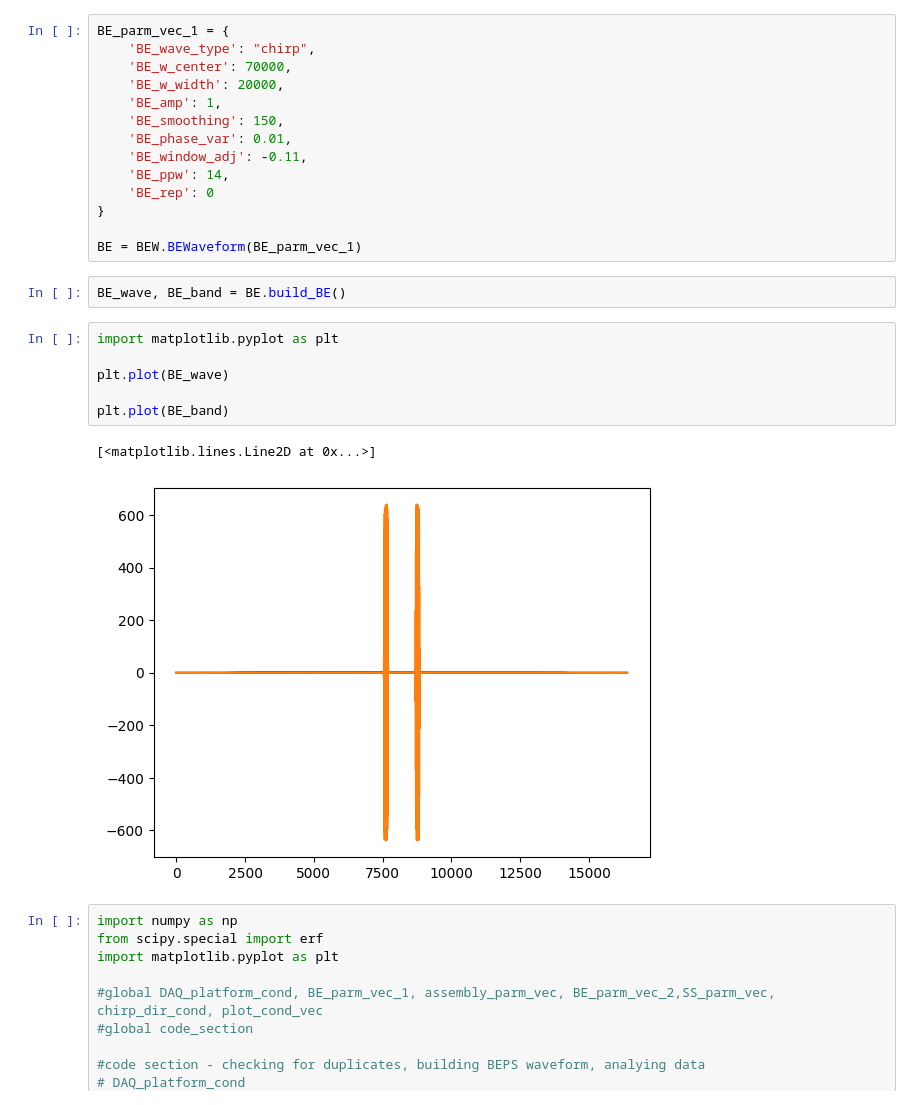
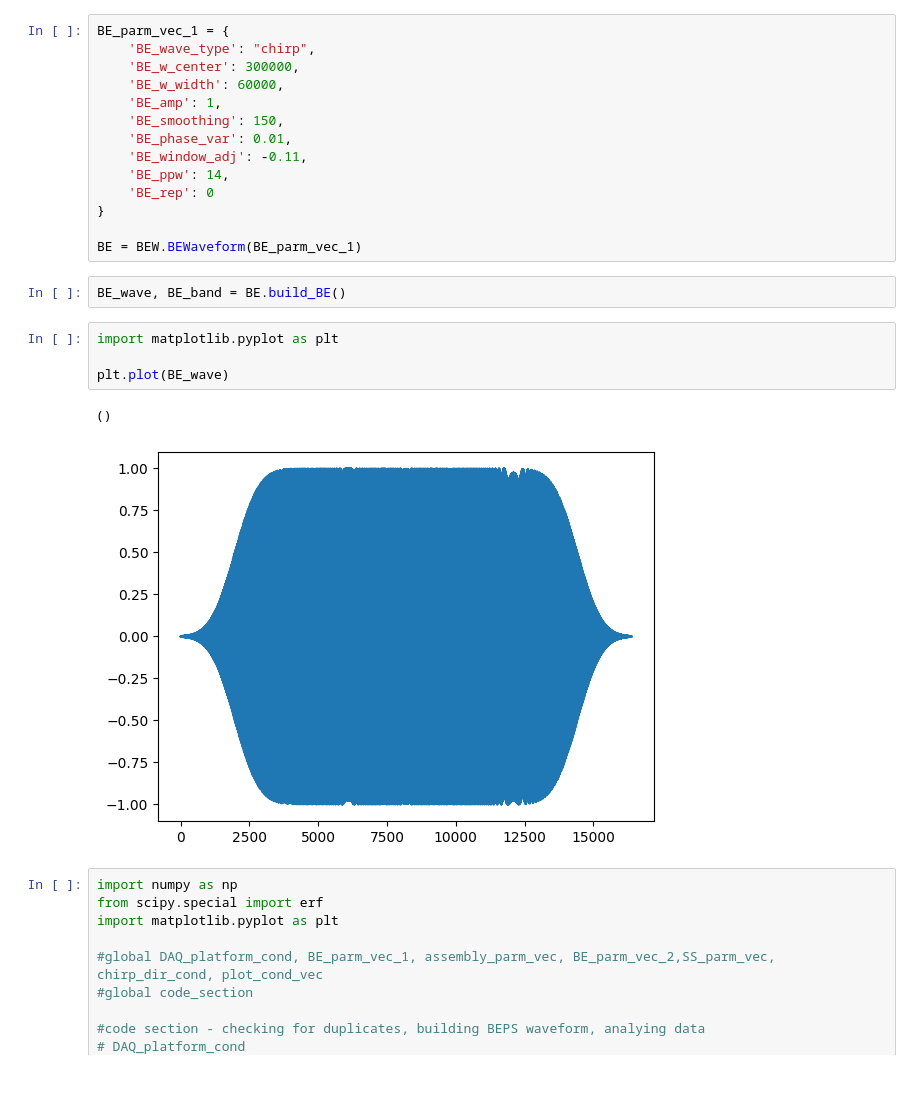
Before and after one commit to m3-learning/BandExcitation, a Jupyter notebook: BE_wave.ipynb, the cells around one changed output. Saved outputs shown, nothing was run; the diff lists cells and outputs as text.

```diff
--- a/BE_wave.ipynb
+++ b/BE_wave.ipynb
@@ -3,8 +3,8 @@ import BEWaveform as BEW
 # %%
 BE_parm_vec_1 = {
     'BE_wave_type': "chirp",
-    'BE_w_center': 70000,
-    'BE_w_width': 20000,
+    'BE_w_center': 300000,
+    'BE_w_width': 60000,
     'BE_amp': 1,
     'BE_smoothing': 150,
     'BE_phase_var': 0.01,
@@ -19,12 +19,10 @@ BE_wave, BE_band = BE.build_BE()
 # %%
 import matplotlib.pyplot as plt
 
 plt.plot(BE_wave)
-
-plt.plot(BE_band)
 # %% [output]
-[<matplotlib.lines.Line2D at 0x...>]
+()
-[figure, old version]
+[figure, new version]
 # %%
 import numpy as np
 from scipy.special import erf
```
